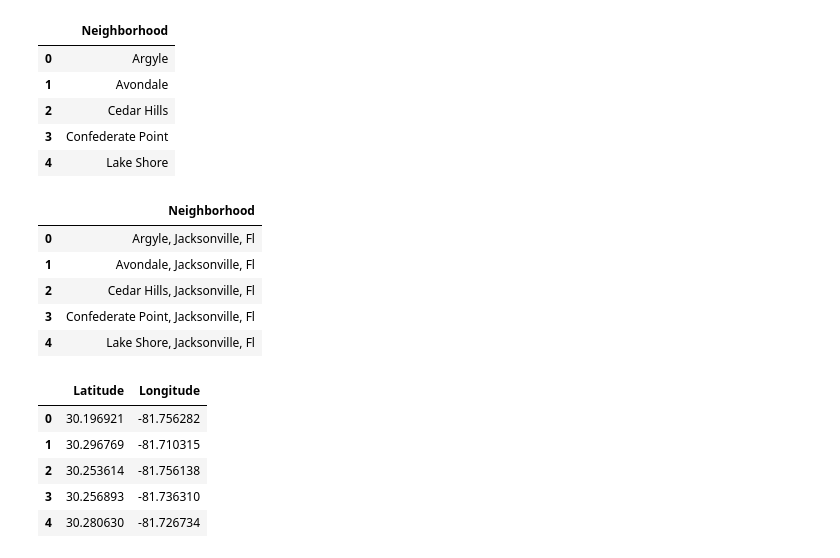
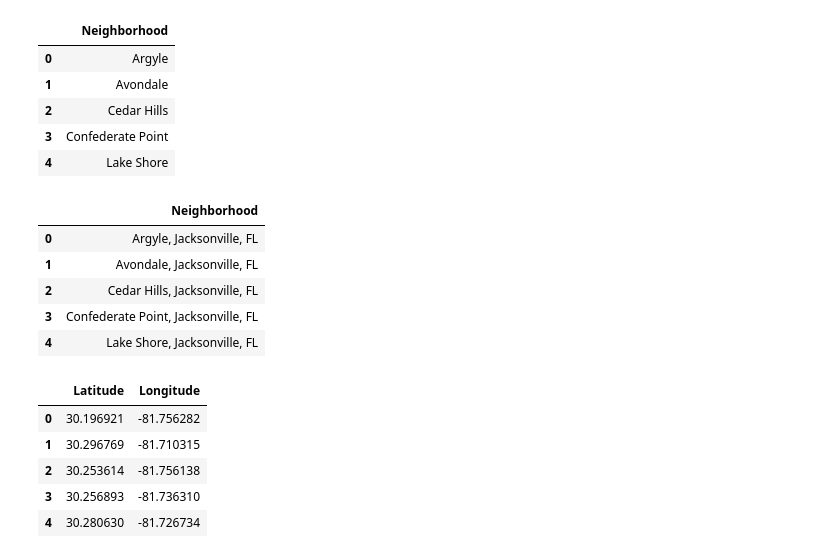
Before and after one commit to gtm1235/IBM_DS_Capstone, a Jupyter notebook: moving_challenge.ipynb, the cells around one changed output. Cells and saved outputs as stored; diff of their text form; code cells hidden in the pictures.

```diff
--- a/moving_challenge.ipynb
+++ b/moving_challenge.ipynb
@@ -89,16 +124,16 @@ jacksonville_neighborhoods.head()
 | 3 | Confederate Point |
 | 4 | Lake Shore |
 # %%
-jacksonville_neighborhoods['Neighborhood'] = jacksonville_neighborhoods['Neighborhood'].map(lambda x: x +', Jacksonville, '+ 'Fl')
+jacksonville_neighborhoods['Neighborhood'] = jacksonville_neighborhoods['Neighborhood'].map(lambda x: x +', Jacksonville, '+ 'FL')
 #mod_jacksonville_neighborhoods.rename(columns={0:'Neighborhood'}, inplace=True)
 jacksonville_neighborhoods.head()
 # %% [output]
 |  | Neighborhood |
-| 0 | Argyle, Jacksonville, Fl |
-| 1 | Avondale, Jacksonville, Fl |
-| 2 | Cedar Hills, Jacksonville, Fl |
-| 3 | Confederate Point, Jacksonville, Fl |
-| 4 | Lake Shore, Jacksonville, Fl |
+| 0 | Argyle, Jacksonville, FL |
+| 1 | Avondale, Jacksonville, FL |
+| 2 | Cedar Hills, Jacksonville, FL |
+| 3 | Confederate Point, Jacksonville, FL |
+| 4 | Lake Shore, Jacksonville, FL |
 # %%
 import json
 from pandas.io.json import json_normalize
```
Also changed, not shown: parts of 29 cells of this notebook.
